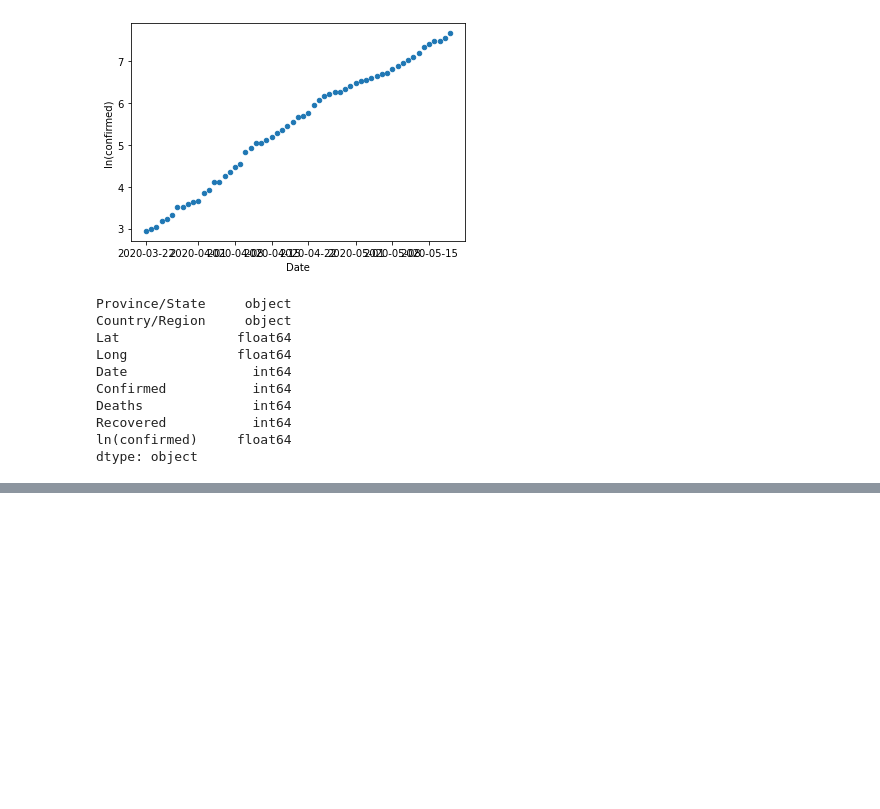
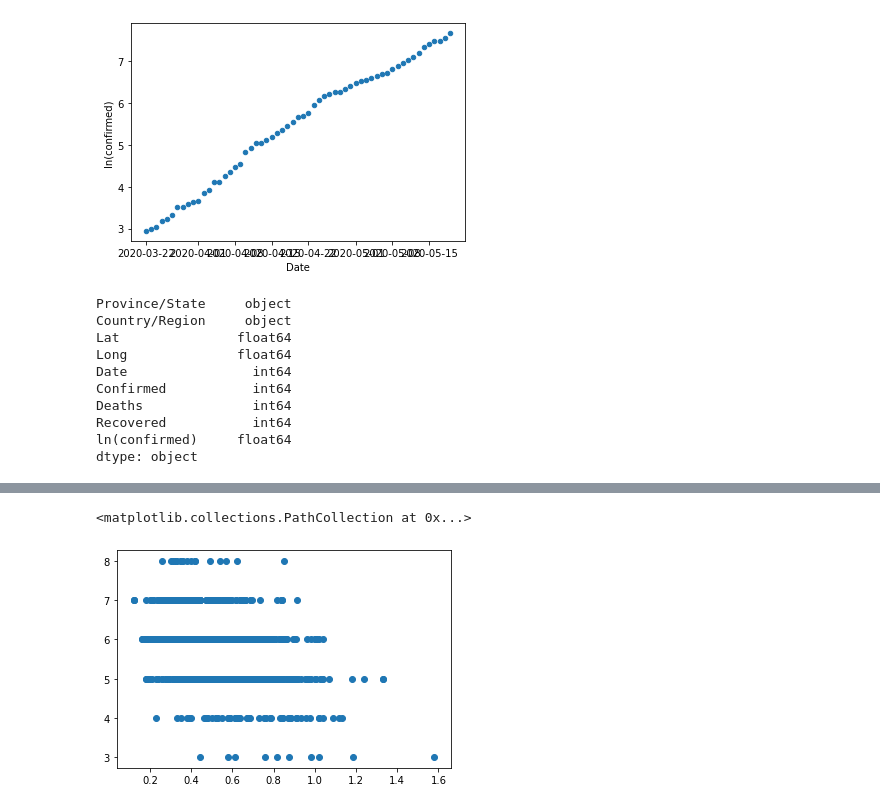
Before and after one commit to dvallesc/practica2-StadisticalLearning, a Jupyter notebook: FeatureEngineering-Tarea2-Diego_Valle.ipynb, the cells around one changed output, grey strips where cells are left out. Cells and saved outputs as stored; diff of their text form; code cells hidden in the pictures; blank space fills up the shorter version.

```diff
--- a/FeatureEngineering-Tarea2-Diego_Valle.ipynb
+++ b/FeatureEngineering-Tarea2-Diego_Valle.ipynb
@@ -113,0 +140,5 @@ dtype: object
+# %%
+plt.scatter(datosX['volatile acidity'], datosY)
+# %% [output]
+<matplotlib.collections.PathCollection at 0x...>
+[figure, added]
```
Also changed, not shown: parts of 9 cells of this notebook.
